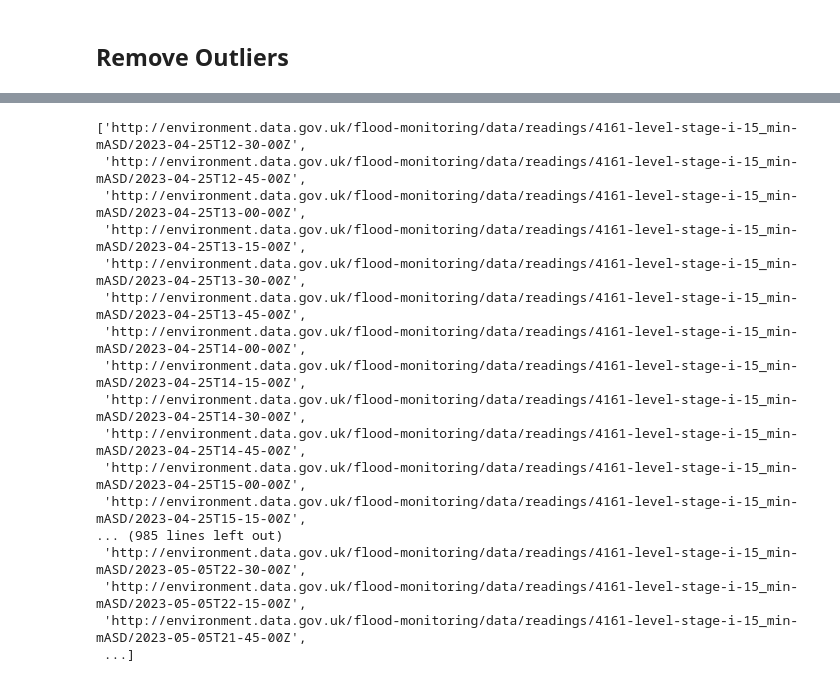
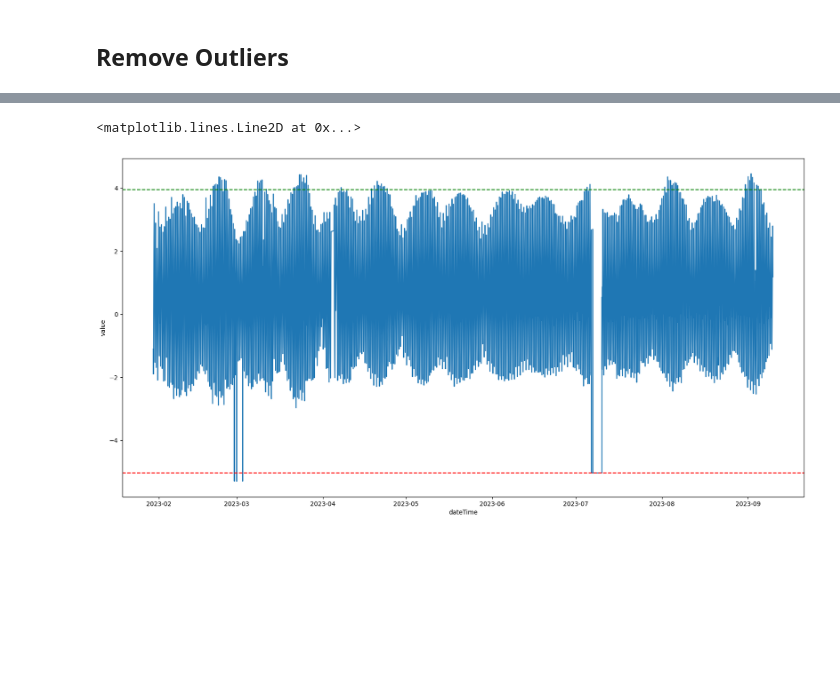
Before and after one commit to MassimilianoArca/Thames-Ecoli, a Jupyter notebook: thames/data_preprocessing/tides.ipynb, the cells around one changed output, grey strips where cells are left out. Saved outputs shown, nothing was run; the diff lists cells and outputs as text; code cells hidden in the pictures; blank space fills up the shorter version.

```diff
--- a/thames/data_preprocessing/tides.ipynb
+++ b/thames/data_preprocessing/tides.ipynb
@@ -357,20 +93,23 @@ items_df
-# %%
-items_df['@id'].unique().tolist()
-# %% [output]
-['http://environment.data.gov.uk/flood-monitoring/data/readings/4161-level-stage-i-15_min-mASD/2023-04-25T12-30-00Z',
- 'http://environment.data.gov.uk/flood-monitoring/data/readings/4161-level-stage-i-15_min-mASD/2023-04-25T12-45-00Z',
- 'http://environment.data.gov.uk/flood-monitoring/data/readings/4161-level-stage-i-15_min-mASD/2023-04-25T13-00-00Z',
- 'http://environment.data.gov.uk/flood-monitoring/data/readings/4161-level-stage-i-15_min-mASD/2023-04-25T13-15-00Z',
- 'http://environment.data.gov.uk/flood-monitoring/data/readings/4161-level-stage-i-15_min-mASD/2023-04-25T13-30-00Z',
- 'http://environment.data.gov.uk/flood-monitoring/data/readings/4161-level-stage-i-15_min-mASD/2023-04-25T13-45-00Z',
- 'http://environment.data.gov.uk/flood-monitoring/data/readings/4161-level-stage-i-15_min-mASD/2023-04-25T14-00-00Z',
- 'http://environment.data.gov.uk/flood-monitoring/data/readings/4161-level-stage-i-15_min-mASD/2023-04-25T14-15-00Z',
- 'http://environment.data.gov.uk/flood-monitoring/data/readings/4161-level-stage-i-15_min-mASD/2023-04-25T14-30-00Z',
- 'http://environment.data.gov.uk/flood-monitoring/data/readings/4161-level-stage-i-15_min-mASD/2023-04-25T14-45-00Z',
- 'http://environment.data.gov.uk/flood-monitoring/data/readings/4161-level-stage-i-15_min-mASD/2023-04-25T15-00-00Z',
- 'http://environment.data.gov.uk/flood-monitoring/data/readings/4161-level-stage-i-15_min-mASD/2023-04-25T15-15-00Z',
-... (985 lines left out)
- 'http://environment.data.gov.uk/flood-monitoring/data/readings/4161-level-stage-i-15_min-mASD/2023-05-05T22-30-00Z',
- 'http://environment.data.gov.uk/flood-monitoring/data/readings/4161-level-stage-i-15_min-mASD/2023-05-05T22-15-00Z',
- 'http://environment.data.gov.uk/flood-monitoring/data/readings/4161-level-stage-i-15_min-mASD/2023-05-05T21-45-00Z',
- ...]
+# %%
+low_quantile_level = 0.01
+high_quantile_level = 0.99
+# %%
+plt.figure(figsize=(20, 10))
+
+sns.lineplot(data=tides_tower_df, x=tides_tower_df.index, y="value")
+plt.axhline(
+    tides_tower_df["value"].quantile(low_quantile_level),
+    color="red",
+    linestyle="--",
+    label=f"{low_quantile_level} quantile",
+)
+
+plt.axhline(
+    tides_tower_df["value"].quantile(high_quantile_level),
+    color="green",
+    linestyle="--",
+    label=f"{high_quantile_level} quantile",
+)
+# %% [output]
+<matplotlib.lines.Line2D at 0x...>
+[figure, added]
```
Also changed, not shown: parts of 57 cells of this notebook, 8 other files.
